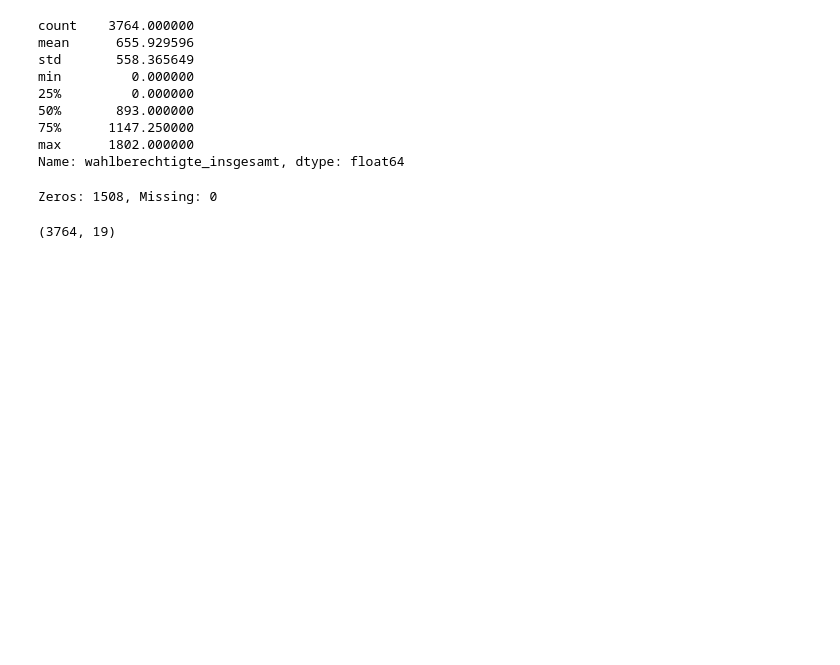
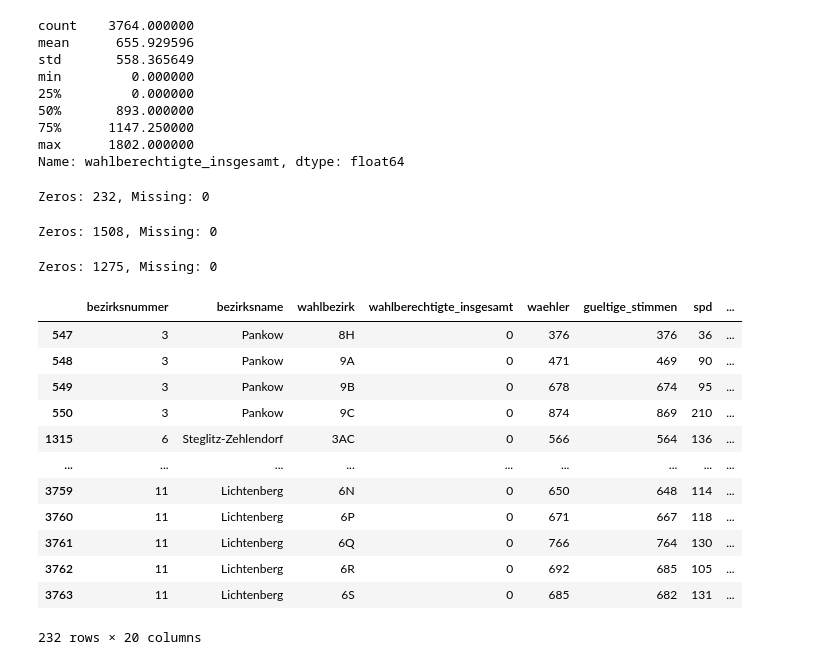
Before and after one commit to SeenoUrbanism/rent-price-and-election-results-berlin, a Jupyter notebook: notebooks/data_wrangling_election.ipynb, the cells around one changed output. Saved outputs shown, nothing was run; the diff lists cells and outputs as text; code cells hidden in the pictures; blank space fills up the shorter version.

```diff
--- a/notebooks/data_wrangling.ipynb
+++ b/notebooks/data_wrangling_election.ipynb
@@ -304,13 +341,37 @@ min         0.000000
 75%      1147.250000
 max      1802.000000
 Name: wahlberechtigte_insgesamt, dtype: float64
+# %%
+zeros = (combined_2021['wahlberechtigte_insgesamt'] == 0).sum()
+missing = combined_2021['wahlberechtigte_insgesamt'].isna().sum()
+print(f"Zeros: {zeros}, Missing: {missing}")
+# %% [output]
+Zeros: 232, Missing: 0
 # %%
 zeros = (df_2021['wahlberechtigte_insgesamt'] == 0).sum()
 missing = df_2021['wahlberechtigte_insgesamt'].isna().sum()
 print(f"Zeros: {zeros}, Missing: {missing}")
 # %% [output]
 Zeros: 1508, Missing: 0
-# %%
-df_2021.shape
-# %% [output]
-(3764, 19)
+# %%
+zeros = (df_2025['wahlberechtigte_insgesamt'] == 0).sum()
+missing = df_2025['wahlberechtigte_insgesamt'].isna().sum()
+print(f"Zeros: {zeros}, Missing: {missing}")
+# %% [output]
+Zeros: 1275, Missing: 0
+# %%
+combined_2021[combined_2021['wahlberechtigte_insgesamt'] == 0]
+# %% [output]
+|  | bezirksnummer | bezirksname | wahlbezirk | wahlberechtigte_insgesamt | waehler | gueltige_stimmen | spd | ... |
+| 547 | 3 | Pankow | 8H | 0 | 376 | 376 | 36 | ... |
+| 548 | 3 | Pankow | 9A | 0 | 471 | 469 | 90 | ... |
+| 549 | 3 | Pankow | 9B | 0 | 678 | 674 | 95 | ... |
+| 550 | 3 | Pankow | 9C | 0 | 874 | 869 | 210 | ... |
+| 1315 | 6 | Steglitz-Zehlendorf | 3AC | 0 | 566 | 564 | 136 | ... |
+| ... | ... | ... | ... | ... | ... | ... | ... | ... |
+| 3759 | 11 | Lichtenberg | 6N | 0 | 650 | 648 | 114 | ... |
+| 3760 | 11 | Lichtenberg | 6P | 0 | 671 | 667 | 118 | ... |
+| 3761 | 11 | Lichtenberg | 6Q | 0 | 766 | 764 | 130 | ... |
+| 3762 | 11 | Lichtenberg | 6R | 0 | 692 | 685 | 105 | ... |
+| 3763 | 11 | Lichtenberg | 6S | 0 | 685 | 682 | 131 | ... |
+232 rows × 20 columns
```
Also changed, not shown: parts of 25 cells of this notebook, 5 other files.
